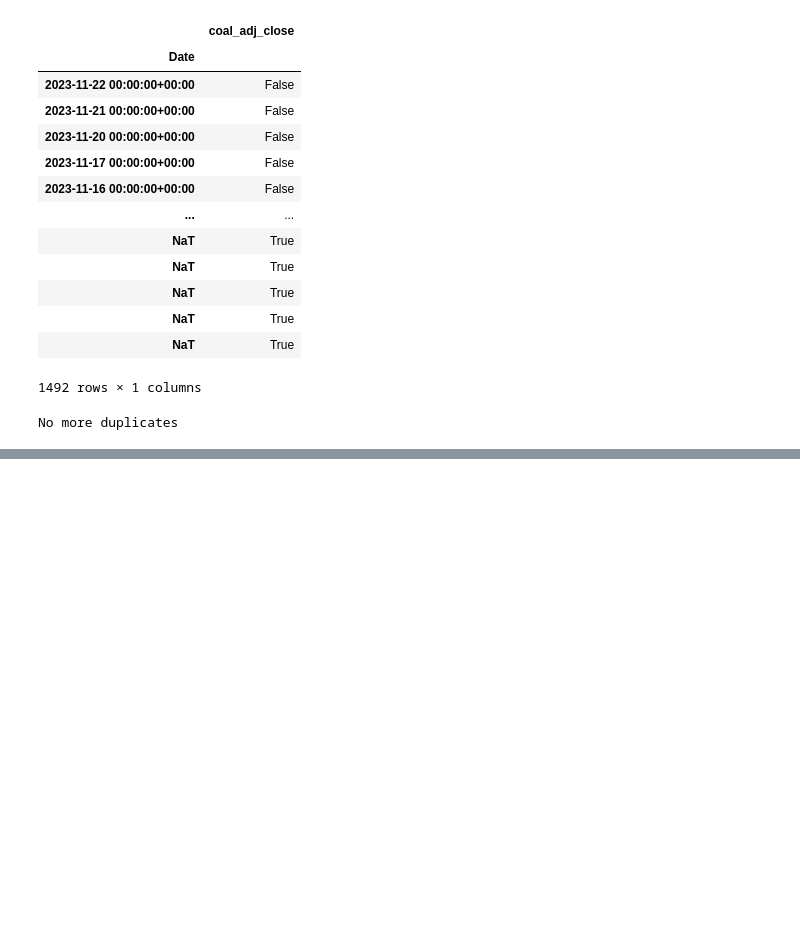
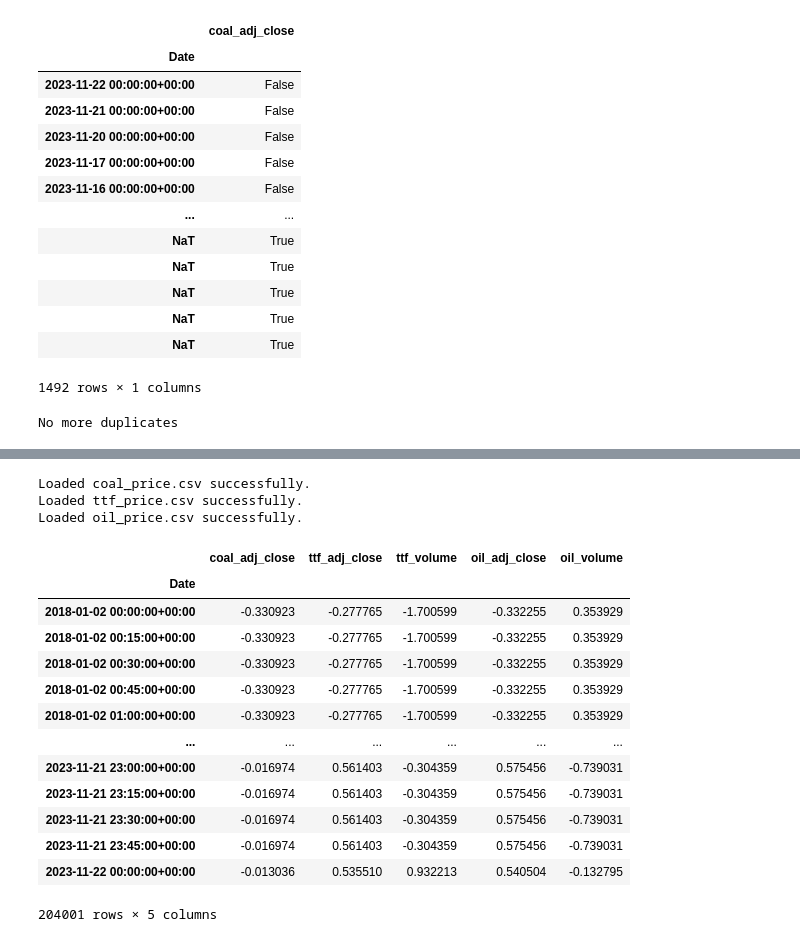
Before and after one commit to fabianzott/electricity_price_pred, a Jupyter notebook: main/feature_engin/feature_engin_commodity.ipynb, the cells around one changed output, grey strips where cells are left out. Cells and saved outputs as stored; diff of their text form; code cells hidden in the pictures; blank space fills up the shorter version.

```diff
--- a/main/feature_engin/feature_engin_commodity.ipynb
+++ b/main/feature_engin/feature_engin_commodity.ipynb
@@ -242,3 +241,0 @@ from feature_engin import combine_dataframes
-# %%
-combine_dataframes = combine_dataframes()
-combine_dataframes
@@ -262,0 +263,21 @@ Loaded oil_price.csv successfully.
+# %%
+combine2 = combine_dataframes(scaling_method="standard")
+combine2
+# %% [output]
+Loaded coal_price.csv successfully.
+Loaded ttf_price.csv successfully.
+Loaded oil_price.csv successfully.
+|  | coal_adj_close | ttf_adj_close | ttf_volume | oil_adj_close | oil_volume |
+| Date |  |  |  |  |  |
+| 2018-01-02 00:00:00+00:00 | -0.330923 | -0.277765 | -1.700599 | -0.332255 | 0.353929 |
+| 2018-01-02 00:15:00+00:00 | -0.330923 | -0.277765 | -1.700599 | -0.332255 | 0.353929 |
+| 2018-01-02 00:30:00+00:00 | -0.330923 | -0.277765 | -1.700599 | -0.332255 | 0.353929 |
+| 2018-01-02 00:45:00+00:00 | -0.330923 | -0.277765 | -1.700599 | -0.332255 | 0.353929 |
+| 2018-01-02 01:00:00+00:00 | -0.330923 | -0.277765 | -1.700599 | -0.332255 | 0.353929 |
+| ... | ... | ... | ... | ... | ... |
+| 2023-11-21 23:00:00+00:00 | -0.016974 | 0.561403 | -0.304359 | 0.575456 | -0.739031 |
+| 2023-11-21 23:15:00+00:00 | -0.016974 | 0.561403 | -0.304359 | 0.575456 | -0.739031 |
+| 2023-11-21 23:30:00+00:00 | -0.016974 | 0.561403 | -0.304359 | 0.575456 | -0.739031 |
+| 2023-11-21 23:45:00+00:00 | -0.016974 | 0.561403 | -0.304359 | 0.575456 | -0.739031 |
+| 2023-11-22 00:00:00+00:00 | -0.013036 | 0.535510 | 0.932213 | 0.540504 | -0.132795 |
+204001 rows × 5 columns
```
Also changed, not shown: parts of 4 cells of this notebook, 4 other files.
